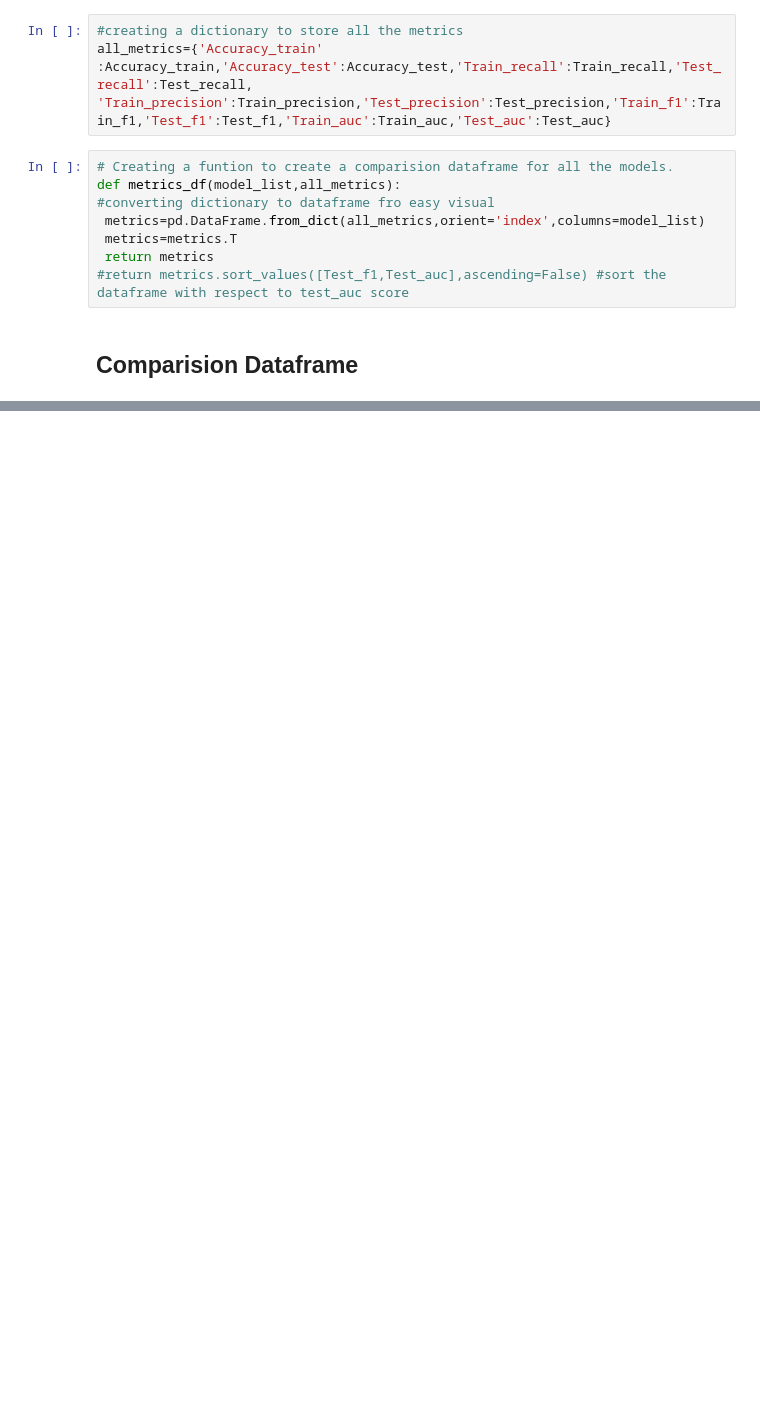
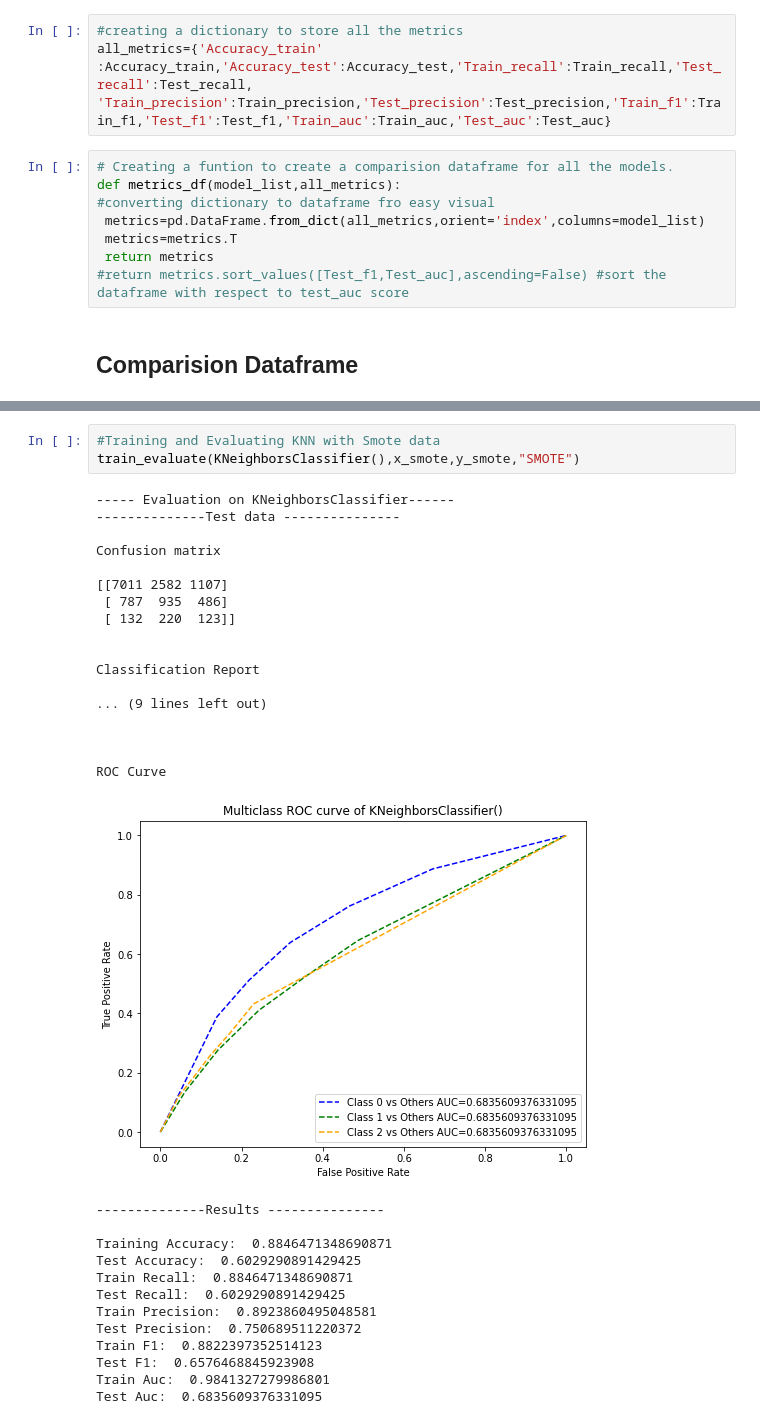
Before and after one commit to Dany511/Email-Campaign-Effectiveness-Prediction, a Jupyter notebook: Email_Campaign_Capstone.ipynb, the cells around one changed output, grey strips where cells are left out. Cells and saved outputs as stored; diff of their text form; blank space fills up the shorter version.

```diff
--- a/Email_Campaign_Capstone.ipynb
+++ b/Email_Campaign_Capstone.ipynb
@@ -1034,0 +1068,34 @@ metrics_df(model_list,all_metrics)
+# %%
+#Training and Evaluating KNN with Smote data
+train_evaluate(KNeighborsClassifier(),x_smote,y_smote,"SMOTE")
+# %% [output]
+----- Evaluation on KNeighborsClassifier------
+--------------Test data ---------------
+
+Confusion matrix
+
+[[7011 2582 1107]
+ [ 787  935  486]
+ [ 132  220  123]]
+
+
+Classification Report
+
+... (9 lines left out)
+
+
+
+ROC Curve
+[figure, added]
+--------------Results ---------------
+
+Training Accuracy:  0.8846471348690871
+Test Accuracy:  0.6029290891429425
+Train Recall:  0.8846471348690871
+Test Recall:  0.6029290891429425
+Train Precision:  0.8923860495048581
+Test Precision:  0.750689511220372
+Train F1:  0.8822397352514123
+Test F1:  0.6576468845923908
+Train Auc:  0.9841327279986801
+Test Auc:  0.6835609376331095
```
Also changed, not shown: parts of 31 cells of this notebook.
